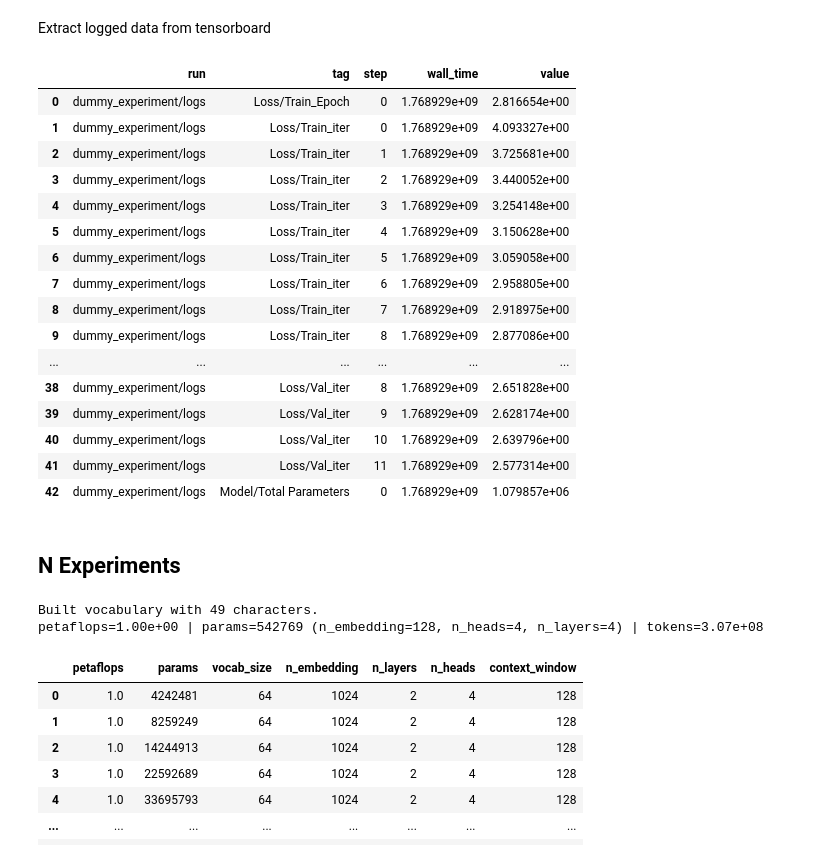
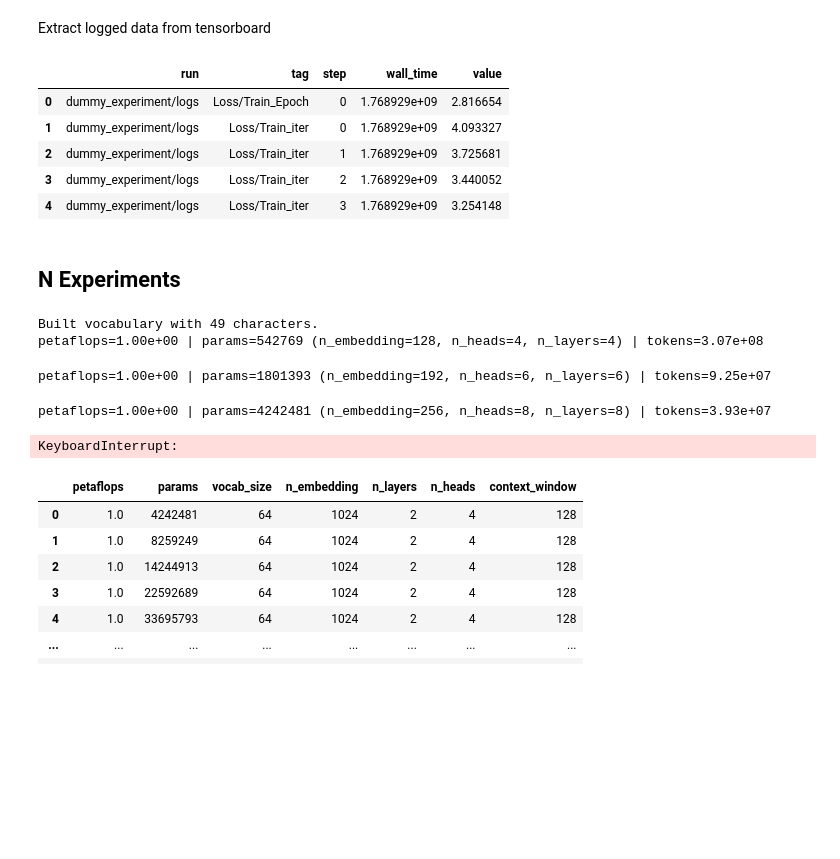
Before and after one commit to rubenbalbastre/llm, a Jupyter notebook: experiments/pre-training/scaling_laws/scaling_laws.ipynb, the cells around one changed output. Drawn from its saved outputs; the diff is of its cells as text; code cells hidden in the pictures; blank space fills up the shorter version.

```diff
--- a/experiments/pre-training/scaling_laws/scaling_laws.ipynb
+++ b/experiments/pre-training/scaling_laws/scaling_laws.ipynb
@@ -409,50 +400,39 @@ def extract_scalars_from_tb(
                         "tag": tag,
                         "step": ev.step,
                         "wall_time": ev.wall_time,
                         "value": ev.value,
                     }
                 )
 
     if not rows:
         raise RuntimeError(
             f"No scalar data found. Check that scalars were logged and logdir is correct: {logdir}"
         )
 
     df = pd.DataFrame(rows).sort_values(["run", "tag", "step"]).reset_index(drop=True)
     return df
 
 
 # Example: point to the directory you pass to SummaryWriter(log_dir=...)
 LOGDIR = "experiments"  # or "outputs/experiment-.../logs"
 
 # Put your loss tags here. If you leave tags=None, it extracts all scalar tags.
 LOSS_TAGS = None # [
 #     "Loss/Train_iter",
 #     "Loss/Train_iter_smoothed",
 #     "Loss/Val_iter",
 #     "Loss/Val_Epoch",
 # ]
 
 df = extract_scalars_from_tb(LOGDIR, tags=LOSS_TAGS, recursive=True)
-df
+df.head()
 # %% [output]
 |  | run | tag | step | wall_time | value |
-| 0 | dummy_experiment/logs | Loss/Train_Epoch | 0 | 1.768929e+09 | 2.816654e+00 |
-| 1 | dummy_experiment/logs | Loss/Train_iter | 0 | 1.768929e+09 | 4.093327e+00 |
-| 2 | dummy_experiment/logs | Loss/Train_iter | 1 | 1.768929e+09 | 3.725681e+00 |
-| 3 | dummy_experiment/logs | Loss/Train_iter | 2 | 1.768929e+09 | 3.440052e+00 |
-| 4 | dummy_experiment/logs | Loss/Train_iter | 3 | 1.768929e+09 | 3.254148e+00 |
-| 5 | dummy_experiment/logs | Loss/Train_iter | 4 | 1.768929e+09 | 3.150628e+00 |
-| 6 | dummy_experiment/logs | Loss/Train_iter | 5 | 1.768929e+09 | 3.059058e+00 |
-| 7 | dummy_experiment/logs | Loss/Train_iter | 6 | 1.768929e+09 | 2.958805e+00 |
-| 8 | dummy_experiment/logs | Loss/Train_iter | 7 | 1.768929e+09 | 2.918975e+00 |
-| 9 | dummy_experiment/logs | Loss/Train_iter | 8 | 1.768929e+09 | 2.877086e+00 |
-| ... | ... | ... | ... | ... | ... |
-| 38 | dummy_experiment/logs | Loss/Val_iter | 8 | 1.768929e+09 | 2.651828e+00 |
-| 39 | dummy_experiment/logs | Loss/Val_iter | 9 | 1.768929e+09 | 2.628174e+00 |
-| 40 | dummy_experiment/logs | Loss/Val_iter | 10 | 1.768929e+09 | 2.639796e+00 |
-| 41 | dummy_experiment/logs | Loss/Val_iter | 11 | 1.768929e+09 | 2.577314e+00 |
-| 42 | dummy_experiment/logs | Model/Total Parameters | 0 | 1.768929e+09 | 1.079857e+06 |
+| 0 | dummy_experiment/logs | Loss/Train_Epoch | 0 | 1.768929e+09 | 2.816654 |
+| 1 | dummy_experiment/logs | Loss/Train_iter | 0 | 1.768929e+09 | 4.093327 |
+| 2 | dummy_experiment/logs | Loss/Train_iter | 1 | 1.768929e+09 | 3.725681 |
+| 3 | dummy_experiment/logs | Loss/Train_iter | 2 | 1.768929e+09 | 3.440052 |
+| 4 | dummy_experiment/logs | Loss/Train_iter | 3 | 1.768929e+09 | 3.254148 |
 # %% [markdown]
 ## N Experiments
 # %%
@@ -478,14 +458,12 @@ validation_dataset = CharacterDataset(validation_tokens, seq_len=model_config.co
 
 flop_counts = [
     1e15, # 1 PetaFLOP
-    3e15,
-    6e15,
-    1e16,
-    3e16,  # 30 PetaFLOPs
+    # 3e15,
+    # 6e15,
+    # 1e16,
+    # 3e16,  # 30 PetaFLOPs
 ]
 model_sizes = range(128, 64*15, 64)
-experiment_configs = []
-
 
 for flops in flop_counts:
 
@@ -522,10 +500,6 @@ for flops in flop_counts:
         num_tokens = convert_flops_to_tokens(flops=flops, param_count=params_count)
         train_iters = num_tokens / (training_config.batch_size * model_config.context_window)
 
-        print(f"petaflops={flops/1e15:.2e} | params={params_count} (n_embedding={n_embedding}, n_heads={n_heads}, n_layers={n_layers}) | tokens={num_tokens:.2e}")
-        exp_config = {'petaflops': flops/1e15, "params": params_count}| ModelConfig().__dict__
-        experiment_configs.append(exp_config)
-
         train_data_loader = DataLoader(
             train_dataset,
             batch_size=training_config.batch_size,
@@ -542,6 +516,10 @@ for flops in flop_counts:
         writer = SummaryWriter(log_file_name)
 
         writer.add_scalar("Model/Total Parameters", get_param_count(model), 0)
+        writer.add_scalar("Model/N Embedding", n_embedding, 0)
+        writer.add_scalar("Model/N Heads", n_heads, 0)
+        writer.add_scalar("Model/N Layers", n_layers, 0)
+        writer.add_scalar("Training/Tokens", num_tokens, 0)
 
         for epoch in range(training_config.max_epochs):
 
@@ -562,6 +540,9 @@ for flops in flop_counts:
 # %% [output]
 Built vocabulary with 49 characters.
 petaflops=1.00e+00 | params=542769 (n_embedding=128, n_heads=4, n_layers=4) | tokens=3.07e+08
+petaflops=1.00e+00 | params=1801393 (n_embedding=192, n_heads=6, n_layers=6) | tokens=9.25e+07
+petaflops=1.00e+00 | params=4242481 (n_embedding=256, n_heads=8, n_layers=8) | tokens=3.93e+07
+KeyboardInterrupt:
 # %%
 import pandas as pd
 
```
Also changed, not shown: parts of 1 cell of this notebook.
